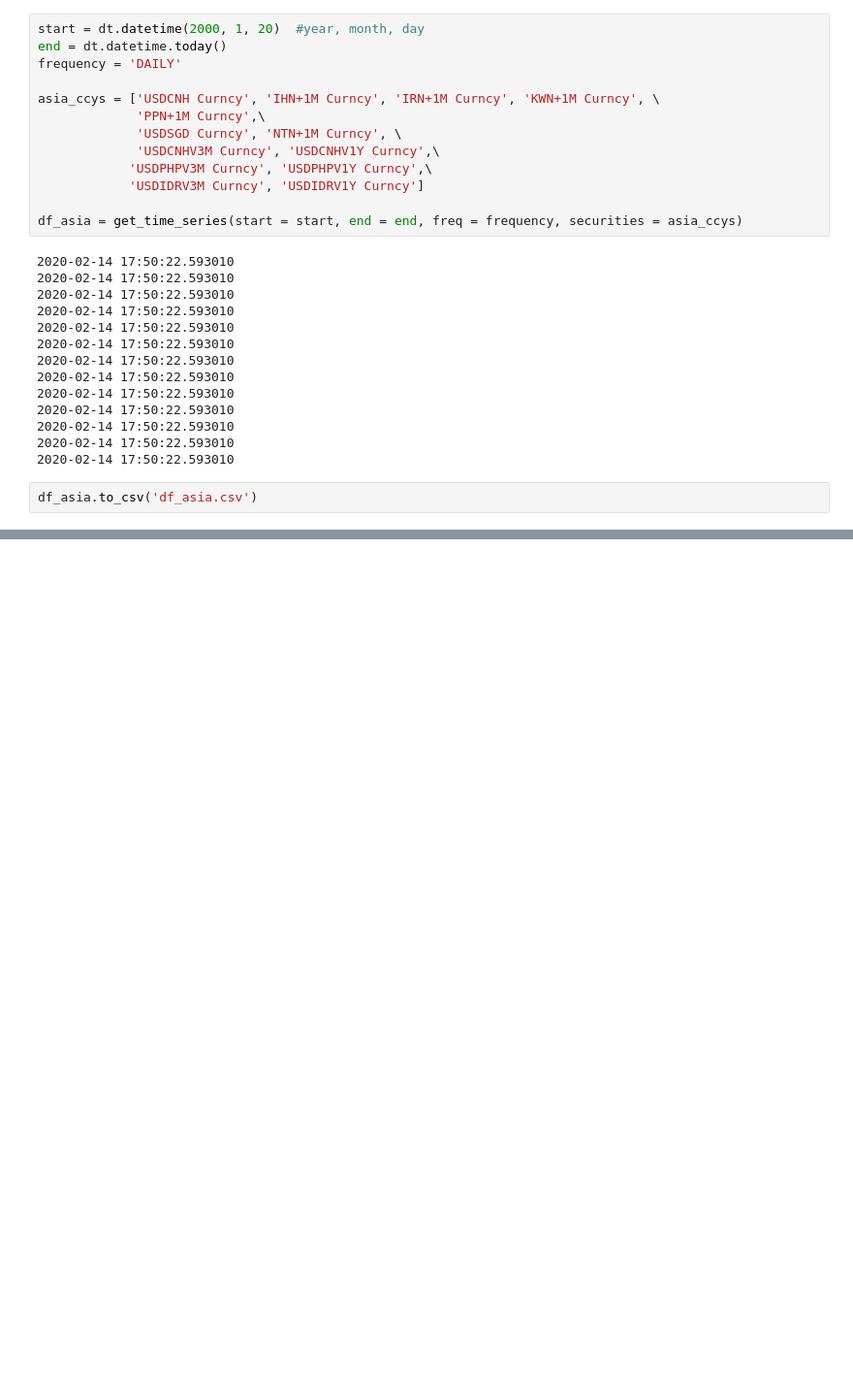
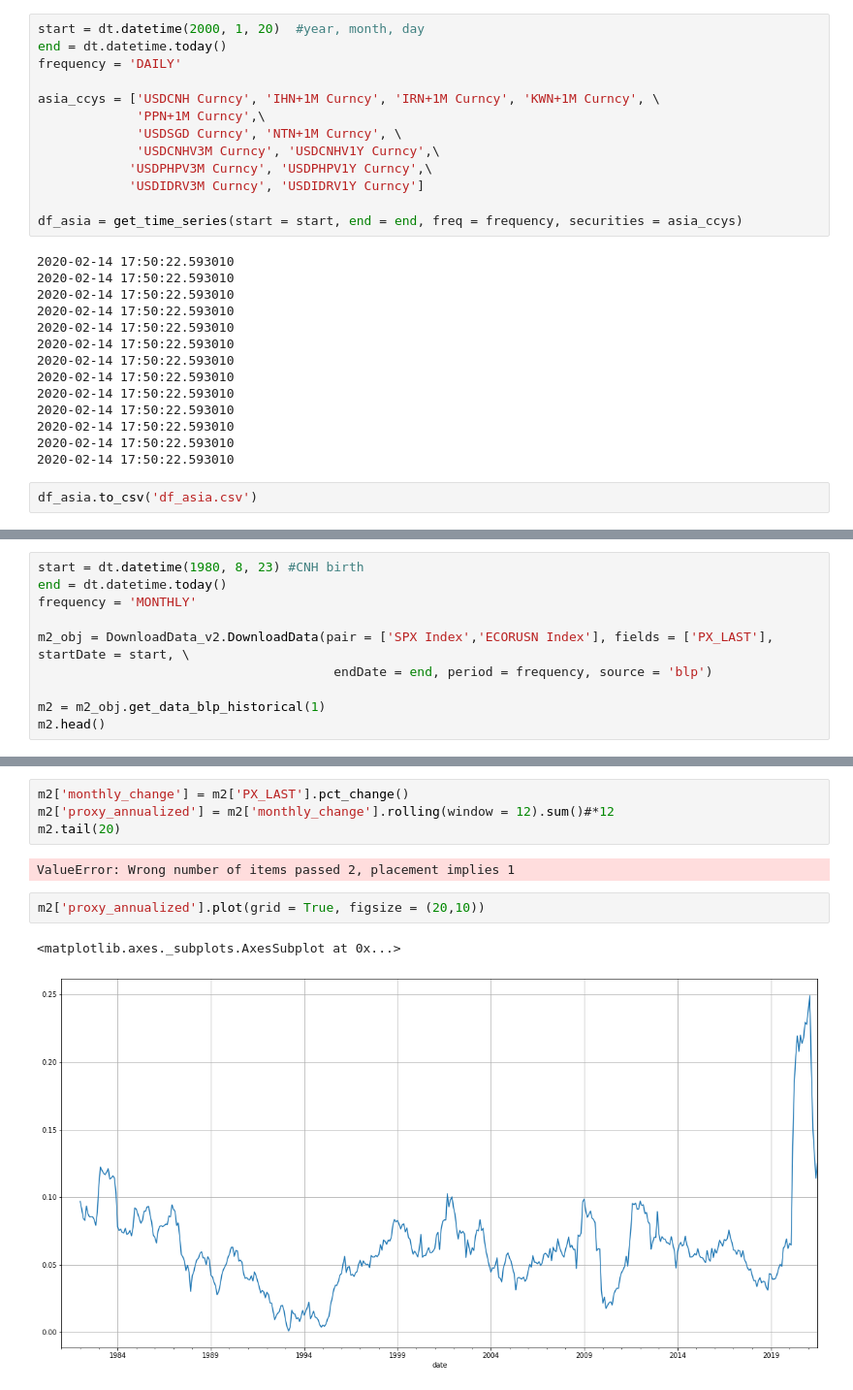
Before and after one commit to FedericoHan/TimeSeriesSeasonality, a Jupyter notebook: TimeSeriesCaseStudy_v1.ipynb, the cells around one changed output, grey strips where cells are left out. Shown: that part at 97% size. Drawn from its saved outputs; the diff is of its cells as text; blank space fills up the shorter version.

```diff
--- a/TimeSeriesCaseStudy_v1.ipynb
+++ b/TimeSeriesCaseStudy_v1.ipynb
@@ -651,0 +708,10 @@ print(j)
+# %%
+start = dt.datetime(1980, 8, 23) #CNH birth
+end = dt.datetime.today()
+frequency = 'MONTHLY'
+
+m2_obj = DownloadData_v2.DownloadData(pair = ['SPX Index','ECORUSN Index'], fields = ['PX_LAST'], startDate = start, \
+                                       endDate = end, period = frequency, source = 'blp')
+
+m2 = m2_obj.get_data_blp_historical(1)
+m2.head()
@@ -651,0 +727,11 @@ print(j)
+# %%
+m2['monthly_change'] = m2['PX_LAST'].pct_change()
+m2['proxy_annualized'] = m2['monthly_change'].rolling(window = 12).sum()#*12
+m2.tail(20)
+# %% [output]
+ValueError: Wrong number of items passed 2, placement implies 1
+# %%
+m2['proxy_annualized'].plot(grid = True, figsize = (20,10))
+# %% [output]
+<matplotlib.axes._subplots.AxesSubplot at 0x...>
+[figure, added]
```
Also changed, not shown: parts of 22 cells of this notebook.
